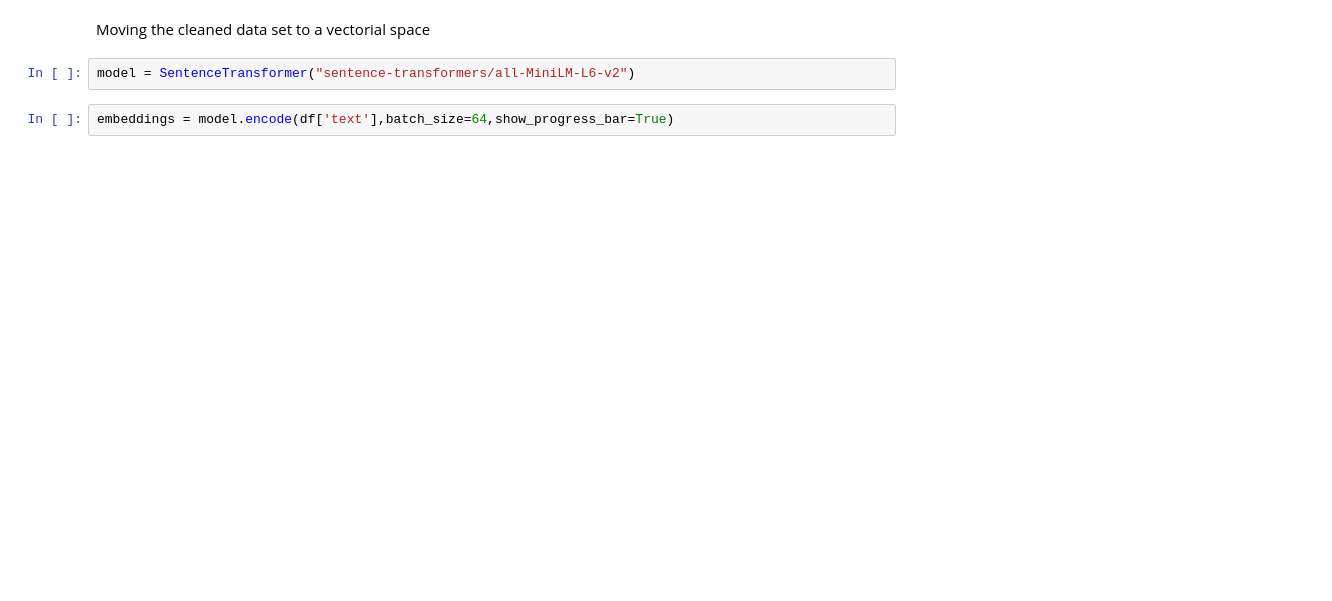
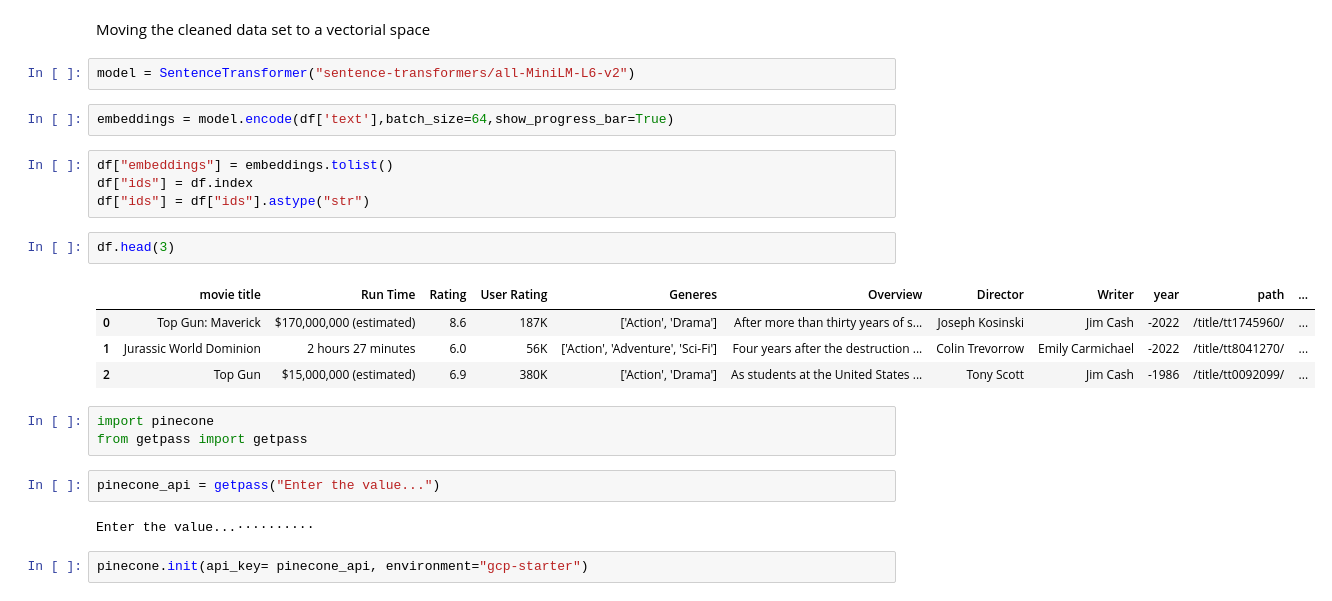
Before and after one commit to LennyRBriones/embeddings, a Jupyter notebook: Embeddings_search_proyect.ipynb, the cells around one changed output. Saved outputs shown, nothing was run; the diff lists cells and outputs as text; blank space fills up the shorter version.

```diff
--- a/Embeddings_search_proyect.ipynb
+++ b/Embeddings_search_proyect.ipynb
@@ -66,3 +90,23 @@ Moving the cleaned data set to a vectorial space
 model = SentenceTransformer("sentence-transformers/all-MiniLM-L6-v2")
 # %%
 embeddings = model.encode(df['text'],batch_size=64,show_progress_bar=True)
+# %%
+df["embeddings"] = embeddings.tolist()
+df["ids"] = df.index
+df["ids"] = df["ids"].astype("str")
+# %%
+df.head(3)
+# %% [output]
+|  | movie title | Run Time | Rating | User Rating | Generes | Overview | Director | Writer | year | path | ... |
+| 0 | Top Gun: Maverick | $170,000,000 (estimated) | 8.6 | 187K | ['Action', 'Drama'] | After more than thirty years of s... | Joseph Kosinski | Jim Cash | -2022 | /title/tt1745960/ | ... |
+| 1 | Jurassic World Dominion | 2 hours 27 minutes | 6.0 | 56K | ['Action', 'Adventure', 'Sci-Fi'] | Four years after the destruction ... | Colin Trevorrow | Emily Carmichael | -2022 | /title/tt8041270/ | ... |
+| 2 | Top Gun | $15,000,000 (estimated) | 6.9 | 380K | ['Action', 'Drama'] | As students at the United States ... | Tony Scott | Jim Cash | -1986 | /title/tt0092099/ | ... |
+# %%
+import pinecone
+from getpass import getpass
+# %%
+pinecone_api = getpass("Enter the value...")
+# %% [output]
+Enter the value...··········
+# %%
+pinecone.init(api_key= pinecone_api, environment="gcp-starter")
```
Also changed, not shown: parts of 10 cells of this notebook.
